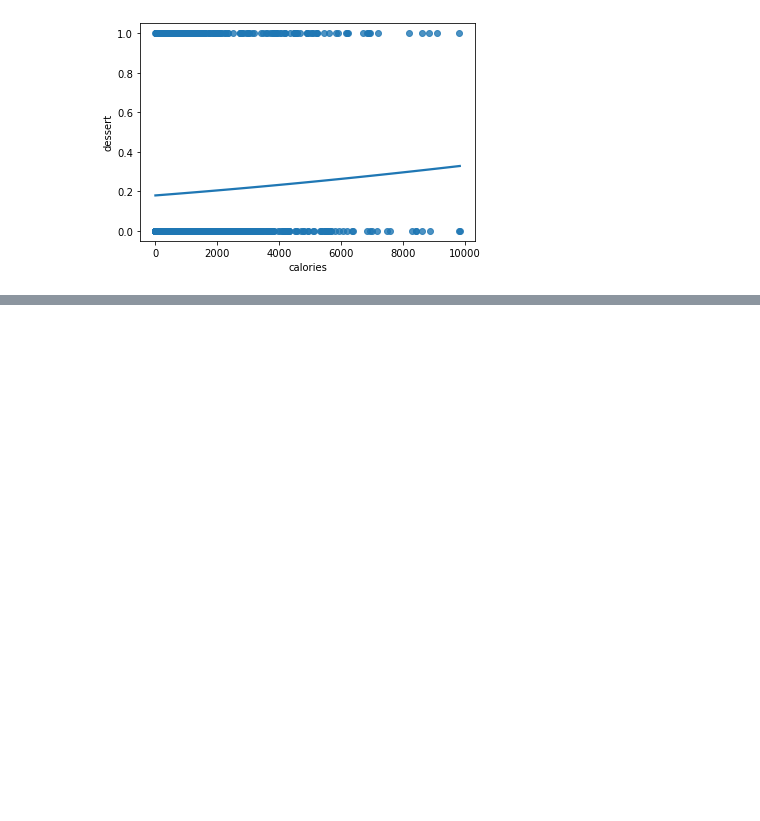
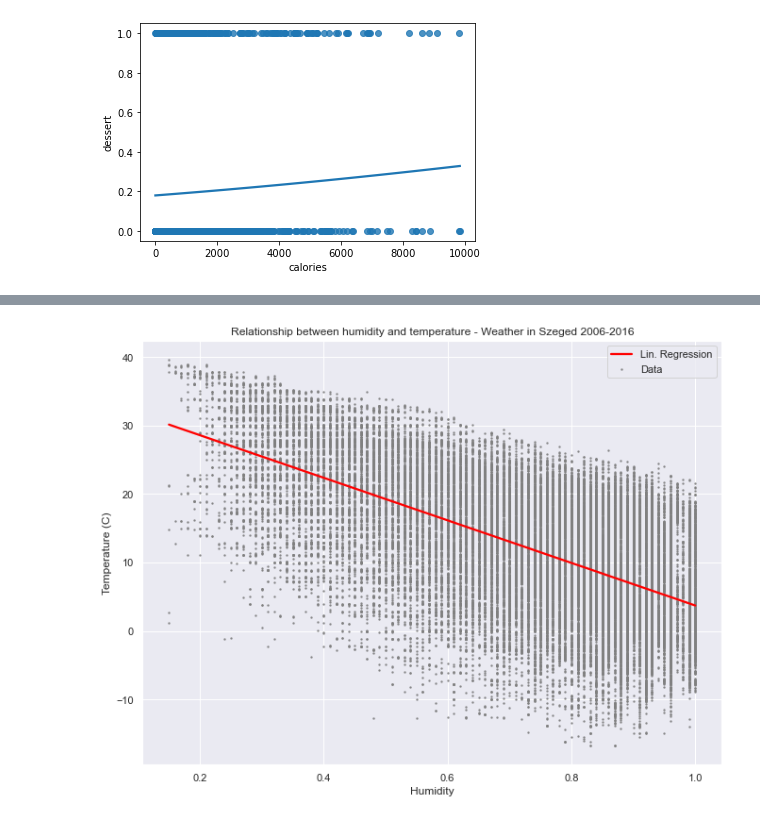
Before and after one commit to avidadearthur/5-DayRegressionChallenge, a Jupyter notebook: RegressionChallengeDay1.ipynb, the cells around one changed output, grey strips where cells are left out. Saved outputs shown, nothing was run; the diff lists cells and outputs as text; code cells hidden in the pictures; blank space fills up the shorter version.

Commit message:
update day1 file with lin regression stuff

```diff
--- a/RegressionChallengeDay1.ipynb
+++ b/RegressionChallengeDay1.ipynb
@@ -88,3 +67,11 @@ sns.regplot(x=x, y=y, data=recipes, logistic=True, ci=None)
 # %% [output]
 <AxesSubplot:xlabel='calories', ylabel='dessert'>
 [figure]
+# %%
+import pandas as pd
+import numpy as np
+
+pd.set_option('max_rows', 5)
+
+weather = pd.read_csv("data\weatherHistory.csv")
+recipes.head()
@@ -90,0 +85,12 @@ sns.regplot(x=x, y=y, data=recipes, logistic=True, ci=None)
+# %%
+# Is there a relationship between humidity and temperature?
+temp = weather['Temperature (C)']
+hum = weather['Humidity']
+df = weather[['Temperature (C)', 'Humidity']]
+
+pd.set_option('max_rows', 8)
+
+missing_values_count = df.isnull().sum()
+print(missing_values_count)
+
+df.describe()
@@ -90,0 +110,6 @@ sns.regplot(x=x, y=y, data=recipes, logistic=True, ci=None)
+# %%
+from scipy import stats
+
+# Removing outliers
+df = df[(np.abs(stats.zscore(df)) < 3).all(axis=1)]
+df.describe()
@@ -90,0 +126,12 @@ sns.regplot(x=x, y=y, data=recipes, logistic=True, ci=None)
+# %%
+sns.set(rc={'figure.figsize':(11,8.27)})
+plot = sns.regplot(x="Humidity", y="Temperature (C)", data=df, ci=95, marker='o', color='red', scatter_kws={'s':2, "color": "grey"}, line_kws={"color": "red"});
+
+# parameters:
+# https://seaborn.pydata.org/generated/seaborn.regplot.html
+
+plt.title("Relationship between humidity and temperature - Weather in Szeged 2006-2016")
+plt.legend(loc='upper right', labels=['Lin. Regression', 'Data'])
+plt.show(plot)
+# %% [output]
+[figure, added]
```
Also changed, not shown: parts of 5 cells of this notebook.
